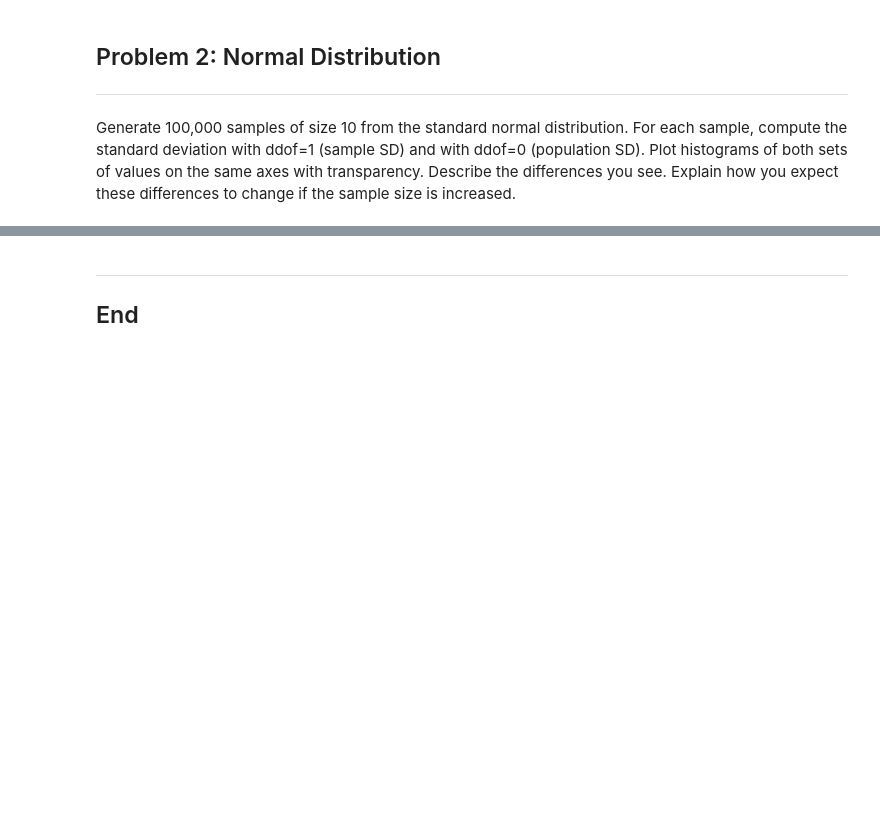
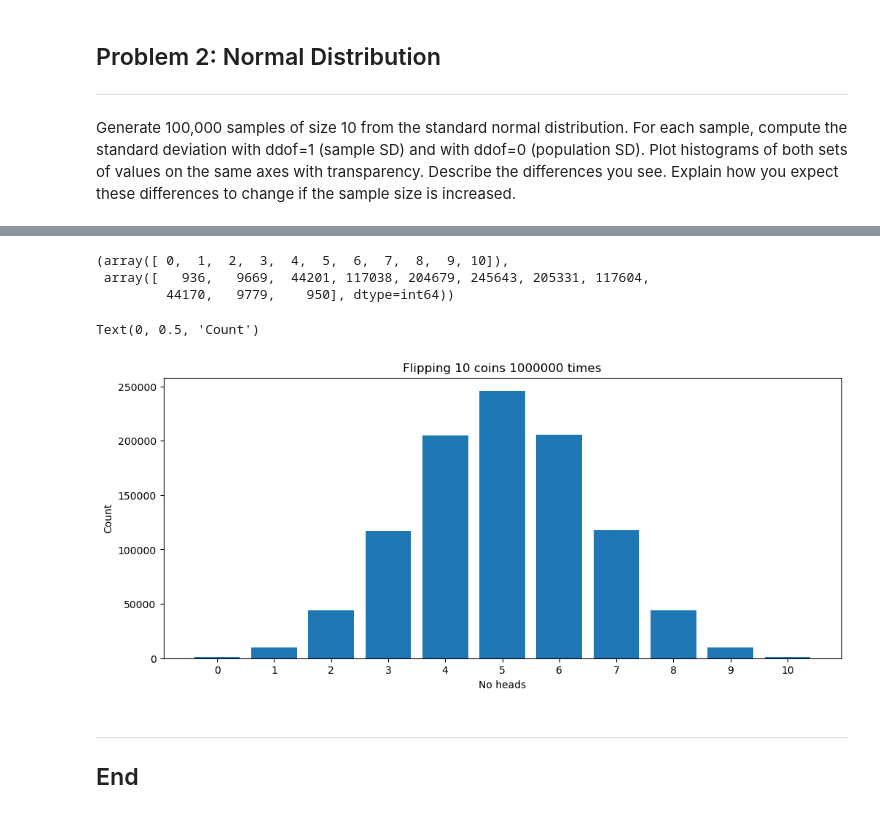
Before and after one commit to FatimaBOliveira/applied-statistics-assessment, a Jupyter notebook: problems.ipynb, the cells around one changed output, grey strips where cells are left out. Saved outputs shown, nothing was run; the diff lists cells and outputs as text; code cells hidden in the pictures; blank space fills up the shorter version.

```diff
--- a/problems.ipynb
+++ b/problems.ipynb
@@ -244,3 +323,41 @@ plt.show()
+# %%
+# Number of coins to flip.
+n = 10
+
+# Number of times to do it.
+k = 100000 * n
+
+# Flip two coins several times.
+nflips = np.random.binomial(n, 0.5, k)
+
+# Count the number of times each value occurs.
+uniques, counts = np.unique(nflips, return_counts=True)
+
+# Show.
+uniques, counts
+# %% [output]
+(array([ 0,  1,  2,  3,  4,  5,  6,  7,  8,  9, 10]),
+ array([   936,   9669,  44201, 117038, 204679, 245643, 205331, 117604,
+         44170,   9779,    950], dtype=int64))
+# %%
+# Create a blank plot.
+fig, ax = plt.subplots(figsize=(12, 5))
+
+# Create a bar chart.
+ax.bar(uniques, counts)
+
+# Set x ticks.
+ax.set_xticks(uniques)
+
+# Add title.
+ax.set_title(f'Flipping {n} coins {k} times')
+
+# Add axis label.
+ax.set_xlabel('No heads')
+ax.set_ylabel('Count')
+# %% [output]
+Text(0, 0.5, 'Count')
+[figure, added]
 # %% [markdown]
 ---
 ## End
```
Also changed, not shown: parts of 25 cells of this notebook.
